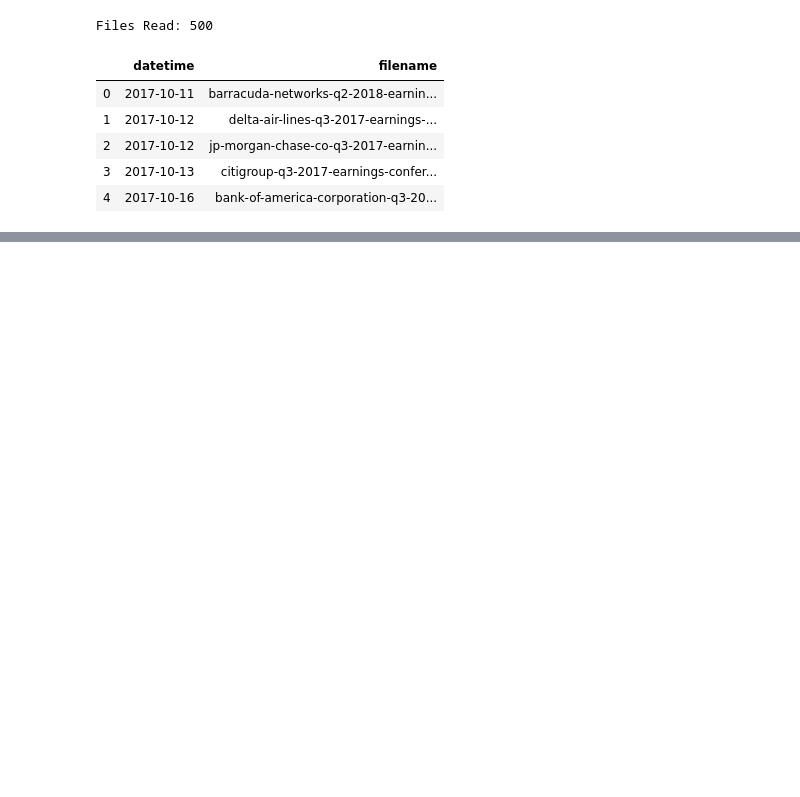
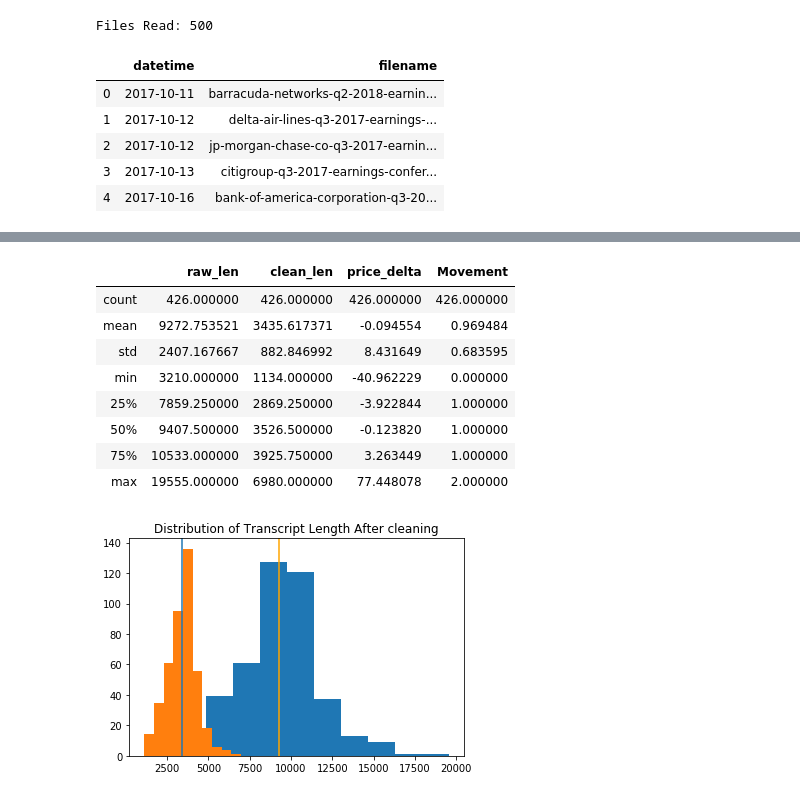
Before and after one commit to jkovach89/Final-Project, a Jupyter notebook: Capstone 5 - Data Creation and Cleaning.ipynb, the cells around one changed output, grey strips where cells are left out. Saved outputs shown, nothing was run; the diff lists cells and outputs as text; code cells hidden in the pictures; blank space fills up the shorter version.

```diff
--- a/Capstone 5 - Data Creation and Cleaning.ipynb
+++ b/Capstone 5 - Data Creation and Cleaning.ipynb
@@ -144,3 +149,27 @@ Processing Row:  400
+# %%
+# Check central tendency of word length of transcripts
+plt.figure()
+plt.hist(call_df.raw_len)
+plt.axvline(call_df.raw_len.mean(), color='orange')
+plt.title('Distribution of Raw Transcript Length')
+
+plt.hist(call_df.clean_len)
+plt.title('Distribution of Transcript Length After cleaning')
+plt.axvline(call_df.clean_len.mean())
+plt.show
+
+call_df.describe()
+# %% [output]
+|  | raw_len | clean_len | price_delta | Movement |
+| count | 426.000000 | 426.000000 | 426.000000 | 426.000000 |
+| mean | 9272.753521 | 3435.617371 | -0.094554 | 0.969484 |
+| std | 2407.167667 | 882.846992 | 8.431649 | 0.683595 |
+| min | 3210.000000 | 1134.000000 | -40.962229 | 0.000000 |
+| 25% | 7859.250000 | 2869.250000 | -3.922844 | 1.000000 |
+| 50% | 9407.500000 | 3526.500000 | -0.123820 | 1.000000 |
+| 75% | 10533.000000 | 3925.750000 | 3.263449 | 1.000000 |
+| max | 19555.000000 | 6980.000000 | 77.448078 | 2.000000 |
+[figure, added]
 # %%
 import matplotlib.pyplot as plt
 from wordcloud import WordCloud
```
Also changed, not shown: parts of 4 cells of this notebook, 3 other files.
